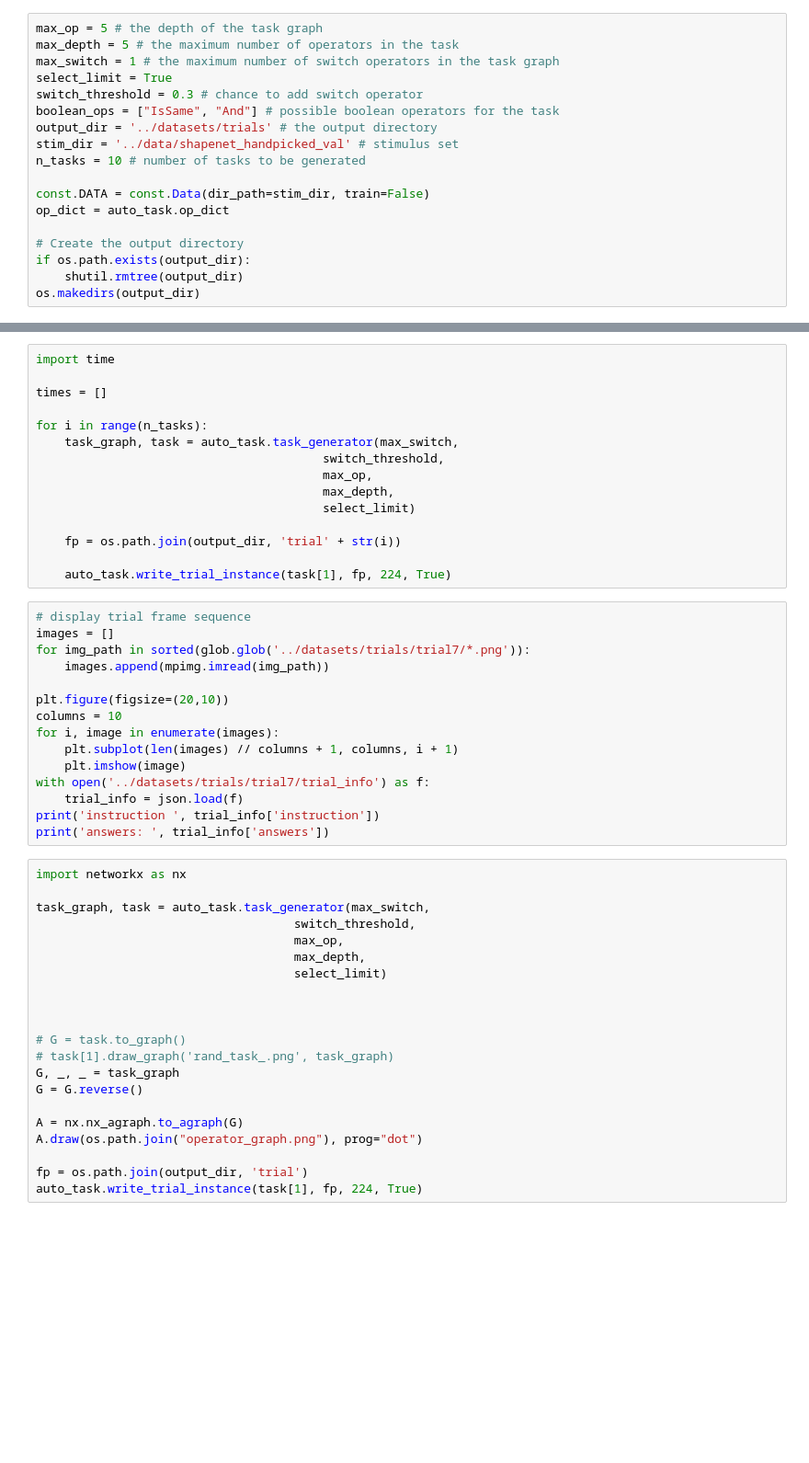
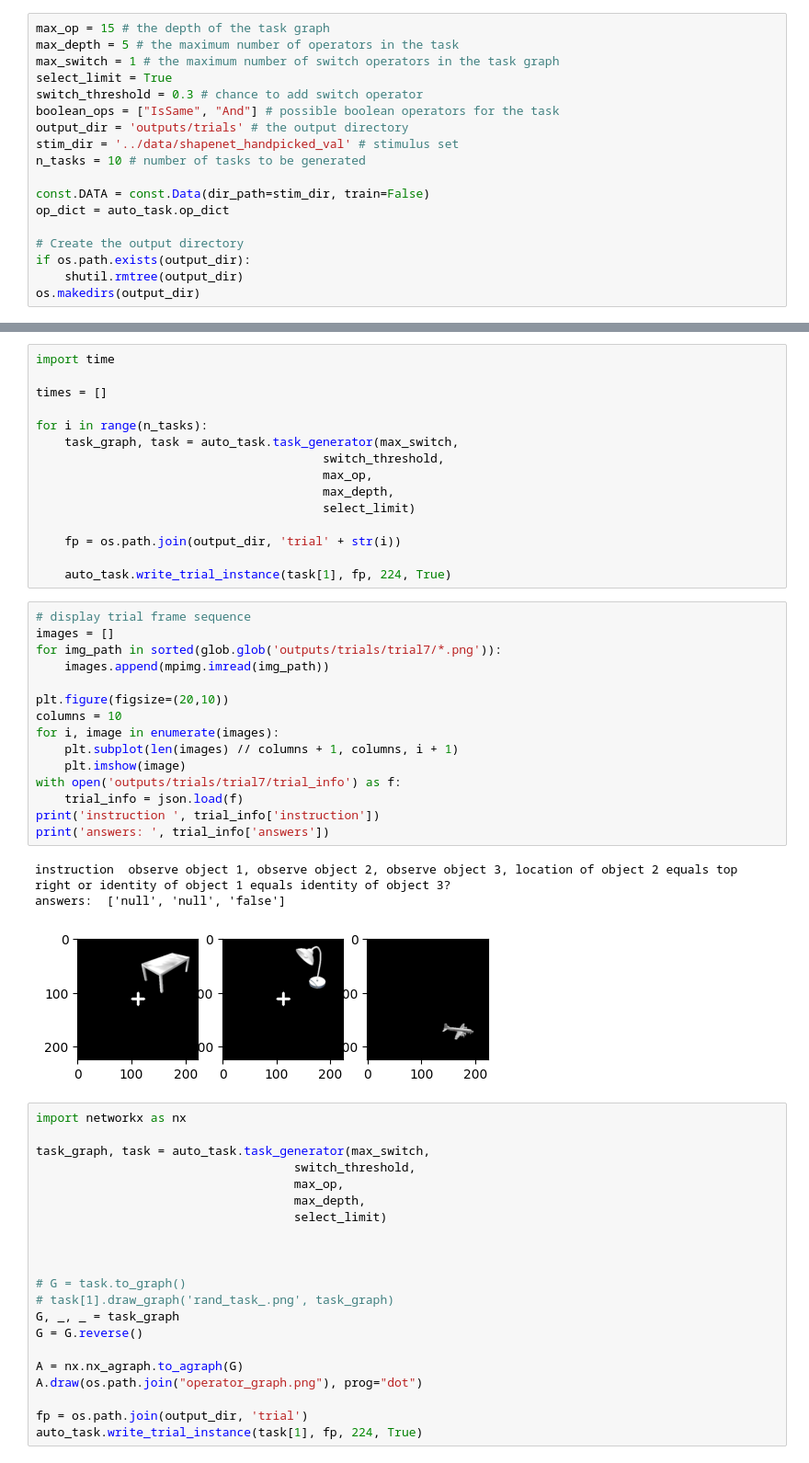
Before and after one commit to BashivanLab/iWISDM, a Jupyter notebook: tutorials/random_dataset_gen.ipynb, the cells around one changed output, grey strips where cells are left out. Shown at 92% size. Saved outputs shown, nothing was run; the diff lists cells and outputs as text; blank space fills up the shorter version.

```diff
--- a/tutorials/random_dataset_gen.ipynb
+++ b/tutorials/random_dataset_gen.ipynb
@@ -20,13 +21,13 @@ import matplotlib.image as mpimg
 # %% [markdown]
 - Here we initialize the parameters which control the random task generation
 # %%
-max_op = 5 # the depth of the task graph
+max_op = 15 # the depth of the task graph
 max_depth = 5 # the maximum number of operators in the task
 max_switch = 1 # the maximum number of switch operators in the task graph
 select_limit = True
 switch_threshold = 0.3 # chance to add switch operator
 boolean_ops = ["IsSame", "And"] # possible boolean operators for the task
-output_dir = '../datasets/trials' # the output directory
+output_dir = 'outputs/trials' # the output directory
 stim_dir = '../data/shapenet_handpicked_val' # stimulus set
 n_tasks = 10 # number of tasks to be generated
 
@@ -57,18 +58,22 @@ for i in range(n_tasks):
 # %%
 # display trial frame sequence
 images = []
-for img_path in sorted(glob.glob('../datasets/trials/trial7/*.png')):
+for img_path in sorted(glob.glob('outputs/trials/trial7/*.png')):
     images.append(mpimg.imread(img_path))
 
 plt.figure(figsize=(20,10))
 columns = 10
 for i, image in enumerate(images):
     plt.subplot(len(images) // columns + 1, columns, i + 1)
     plt.imshow(image)
-with open('../datasets/trials/trial7/trial_info') as f:
+with open('outputs/trials/trial7/trial_info') as f:
     trial_info = json.load(f)
 print('instruction ', trial_info['instruction'])
 print('answers: ', trial_info['answers'])
+# %% [output]
+instruction  observe object 1, observe object 2, observe object 3, location of object 2 equals top right or identity of object 1 equals identity of object 3?
+answers:  ['null', 'null', 'false']
+[figure, added]
 # %%
 import networkx as nx
 
```
Also changed, not shown: parts of 2 cells of this notebook, 2 other files.
